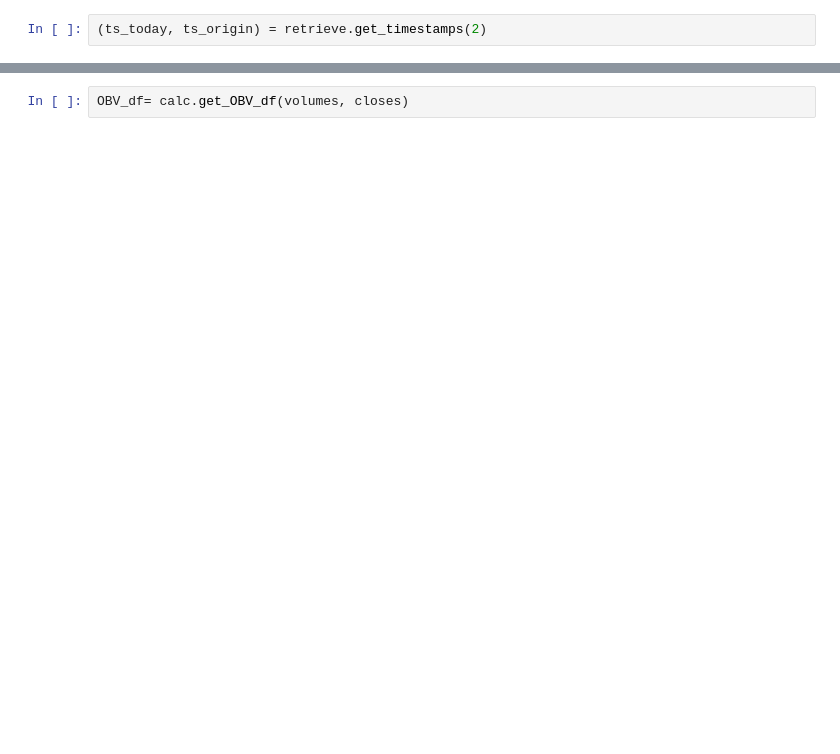
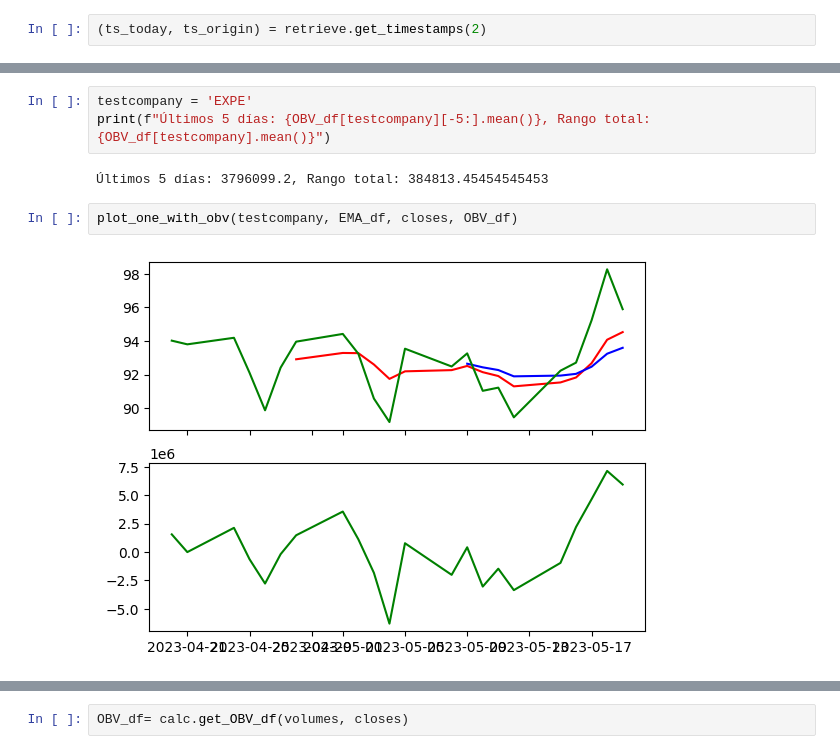
Before and after one commit to pablomleal/TA_Lib, a Jupyter notebook: index.ipynb, the cells around one changed output, grey strips where cells are left out. Drawn from its saved outputs; the diff is of its cells as text; blank space fills up the shorter version.

```diff
--- a/index.ipynb
+++ b/index.ipynb
@@ -129 +189,10 @@ Company ACN
+# %%
+testcompany = 'EXPE'
+print(f"Últimos 5 días: {OBV_df[testcompany][-5:].mean()}, Rango total: {OBV_df[testcompany].mean()}")
+# %% [output]
+Últimos 5 días: 3796099.2, Rango total: 384813.45454545453
+# %%
+plot_one_with_obv(testcompany, EMA_df, closes, OBV_df)
+# %% [output]
+[figure, added]
 # %%
```
Also changed, not shown: parts of 7 cells of this notebook, 5 other files.
